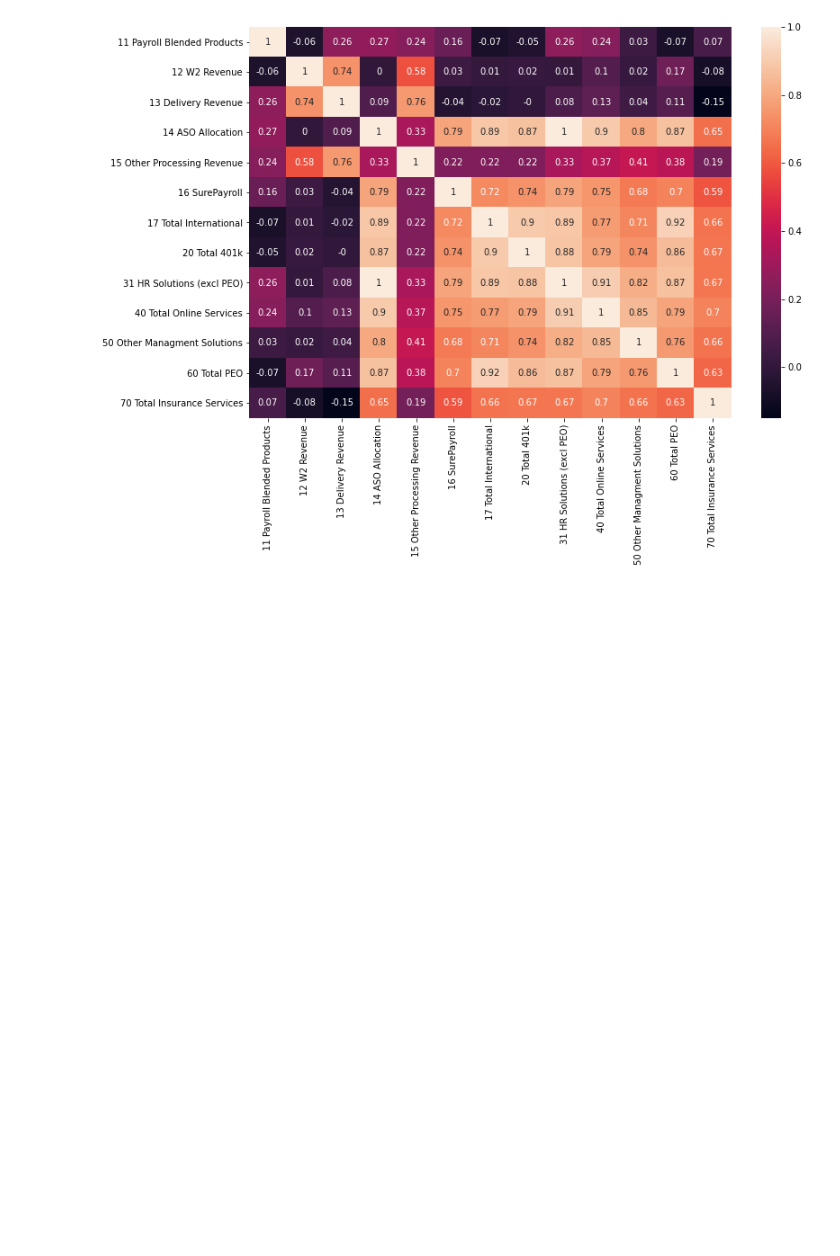
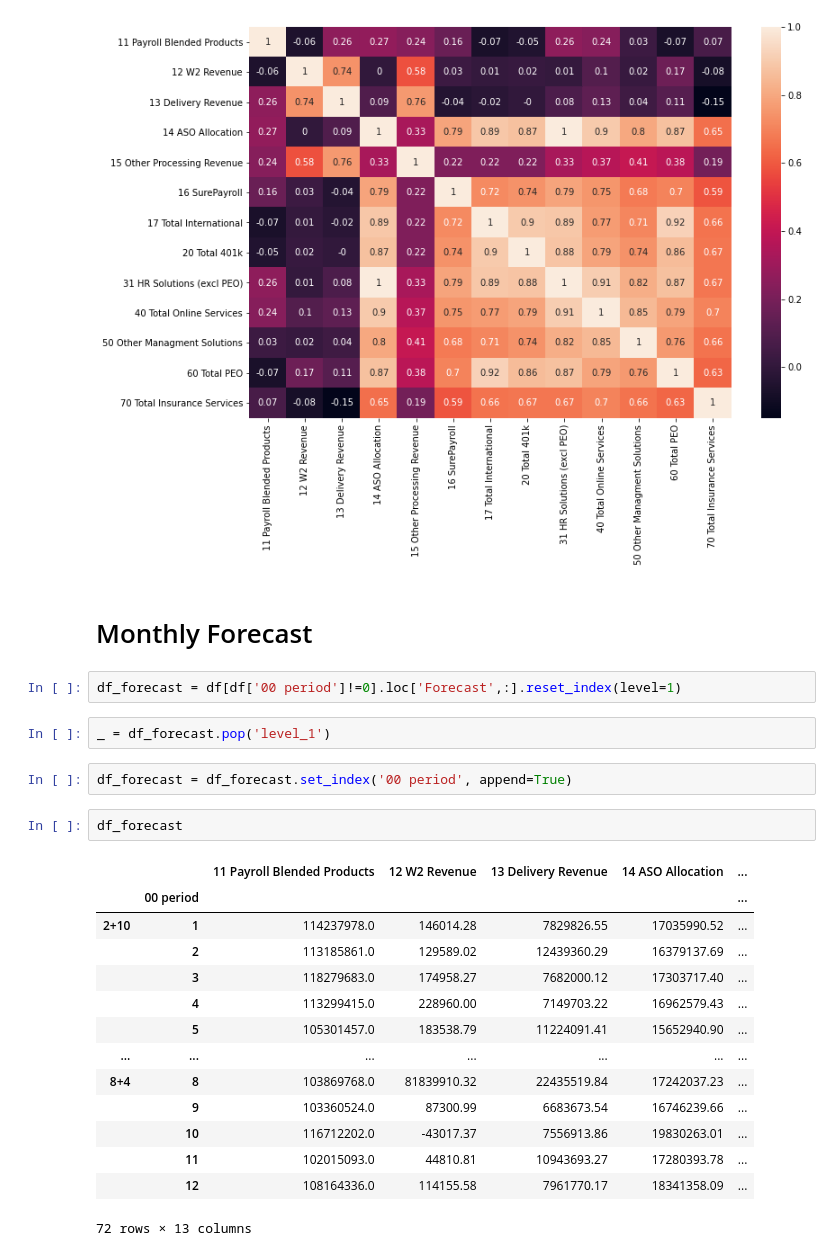
Before and after one commit to jluisjm/Paychex_revenue_forecast, a Jupyter notebook: notebooks/EDA.ipynb, the cells around one changed output. Cells and saved outputs as stored; diff of their text form; blank space fills up the shorter version.

```diff
--- a/notebooks/EDA.ipynb
+++ b/notebooks/EDA.ipynb
@@ -162,3 +182,28 @@ sns.heatmap(rev_cor.round(2), annot=True, ax=ax)
 fig.show()
 # %% [output]
 [figure]
+# %% [markdown]
+# Monthly Forecast
+# %%
+df_forecast = df[df['00 period']!=0].loc['Forecast',:].reset_index(level=1)
+# %%
+_ = df_forecast.pop('level_1')
+# %%
+df_forecast = df_forecast.set_index('00 period', append=True)
+# %%
+df_forecast
+# %% [output]
+|  |  | 11 Payroll Blended Products | 12 W2 Revenue | 13 Delivery Revenue | 14 ASO Allocation | ... |
+|  | 00 period |  |  |  |  | ... |
+| 2+10 | 1 | 114237978.0 | 146014.28 | 7829826.55 | 17035990.52 | ... |
+|  | 2 | 113185861.0 | 129589.02 | 12439360.29 | 16379137.69 | ... |
+|  | 3 | 118279683.0 | 174958.27 | 7682000.12 | 17303717.40 | ... |
+|  | 4 | 113299415.0 | 228960.00 | 7149703.22 | 16962579.43 | ... |
+|  | 5 | 105301457.0 | 183538.79 | 11224091.41 | 15652940.90 | ... |
+| ... | ... | ... | ... | ... | ... | ... |
+| 8+4 | 8 | 103869768.0 | 81839910.32 | 22435519.84 | 17242037.23 | ... |
+|  | 9 | 103360524.0 | 87300.99 | 6683673.54 | 16746239.66 | ... |
+|  | 10 | 116712202.0 | -43017.37 | 7556913.86 | 19830263.01 | ... |
+|  | 11 | 102015093.0 | 44810.81 | 10943693.27 | 17280393.78 | ... |
+|  | 12 | 108164336.0 | 114155.58 | 7961770.17 | 18341358.09 | ... |
+72 rows × 13 columns
```
Also changed, not shown: parts of 9 cells of this notebook.
